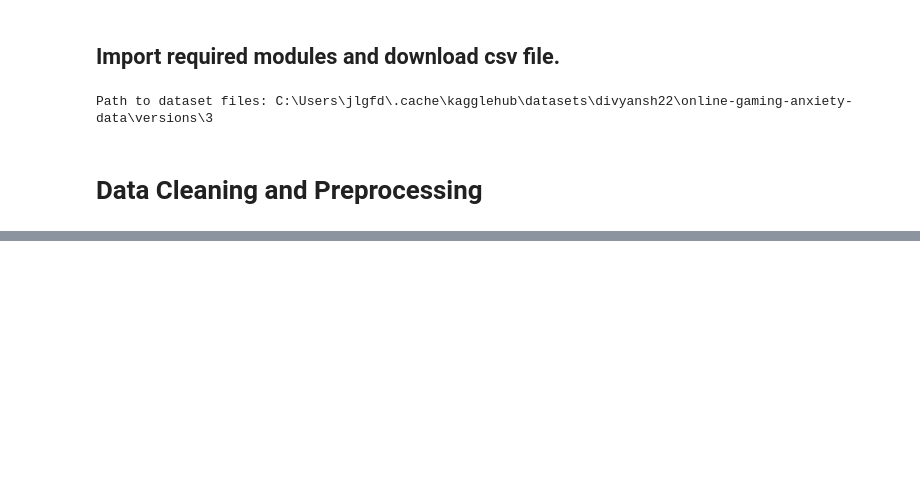
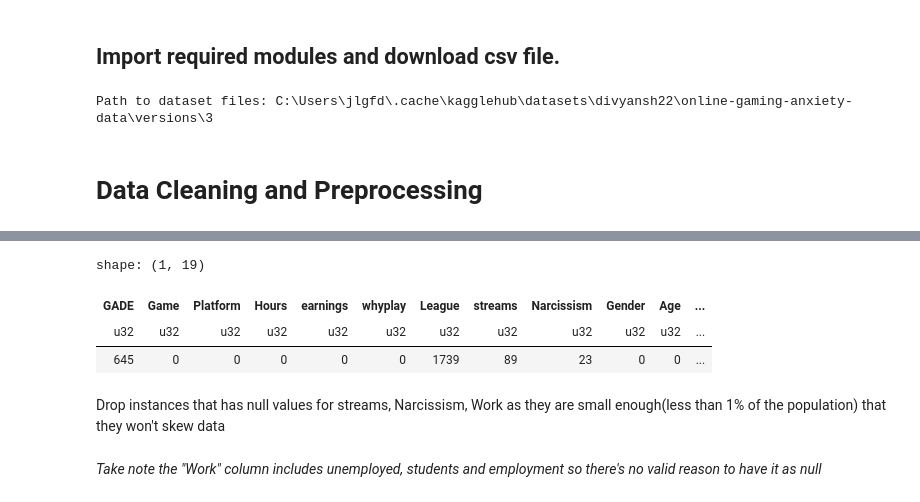
Before and after one commit to JeanLucGaffud/Statistical-Modeling-and-Simulation-Project, a Jupyter notebook: main.ipynb, the cells around one changed output, grey strips where cells are left out. Cells and saved outputs as stored; diff of their text form; code cells hidden in the pictures; blank space fills up the shorter version.

```diff
--- a/main.ipynb
+++ b/main.ipynb
@@ -61,0 +70,3 @@ shape: (5,)
+# %%
+df_clean = df_clean.filter(pl.col("Hours") <= 80)
+df_clean.shape
@@ -61,0 +78,9 @@ shape: (5,)
+# %%
+df_clean.null_count()
+# %% [output]
+shape: (1, 19)
+| GADE | Game | Platform | Hours | earnings | whyplay | League | streams | Narcissism | Gender | Age | ... |
+| u32 | u32 | u32 | u32 | u32 | u32 | u32 | u32 | u32 | u32 | u32 | ... |
+| 645 | 0 | 0 | 0 | 0 | 0 | 1739 | 89 | 23 | 0 | 0 | ... |
+# %% [markdown]
+Drop instances that has null values for streams, Narcissism, Work as they are small enough(less than 1% of the population) that they won't skew data
@@ -61,0 +93,2 @@ shape: (5,)
+# %% [markdown]
+*Take note the "Work" column includes unemployed, students and employment so there's no valid reason to have it as null*
```
Also changed, not shown: parts of 17 cells of this notebook.
